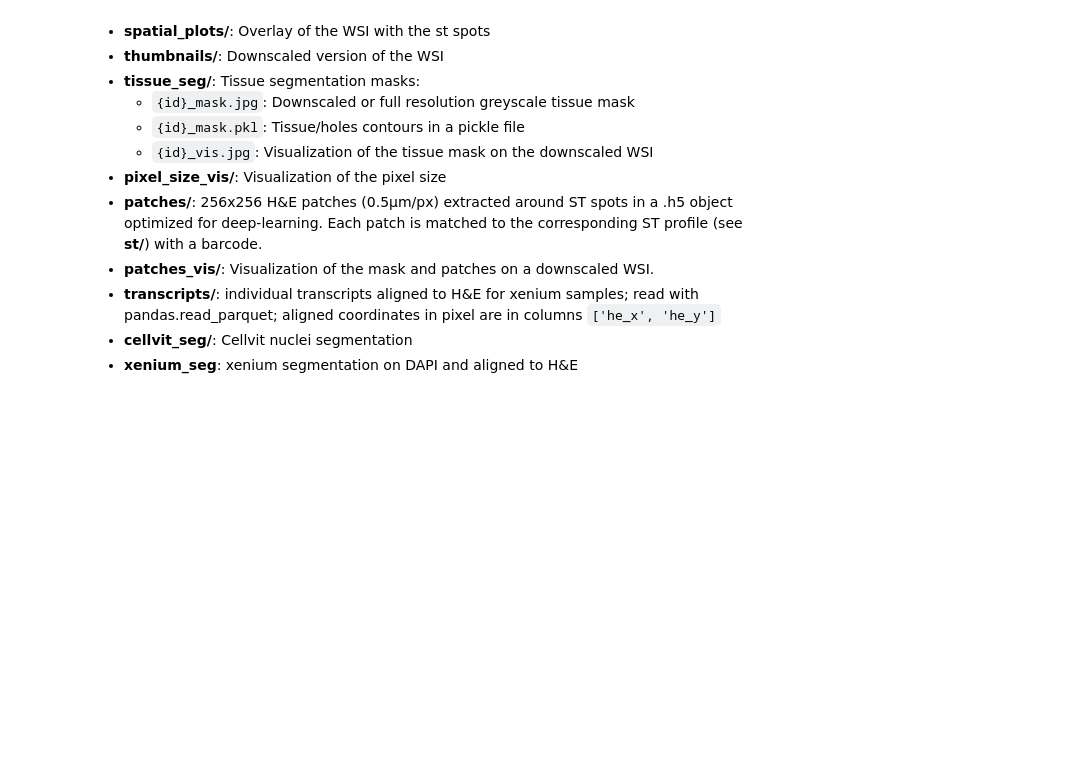
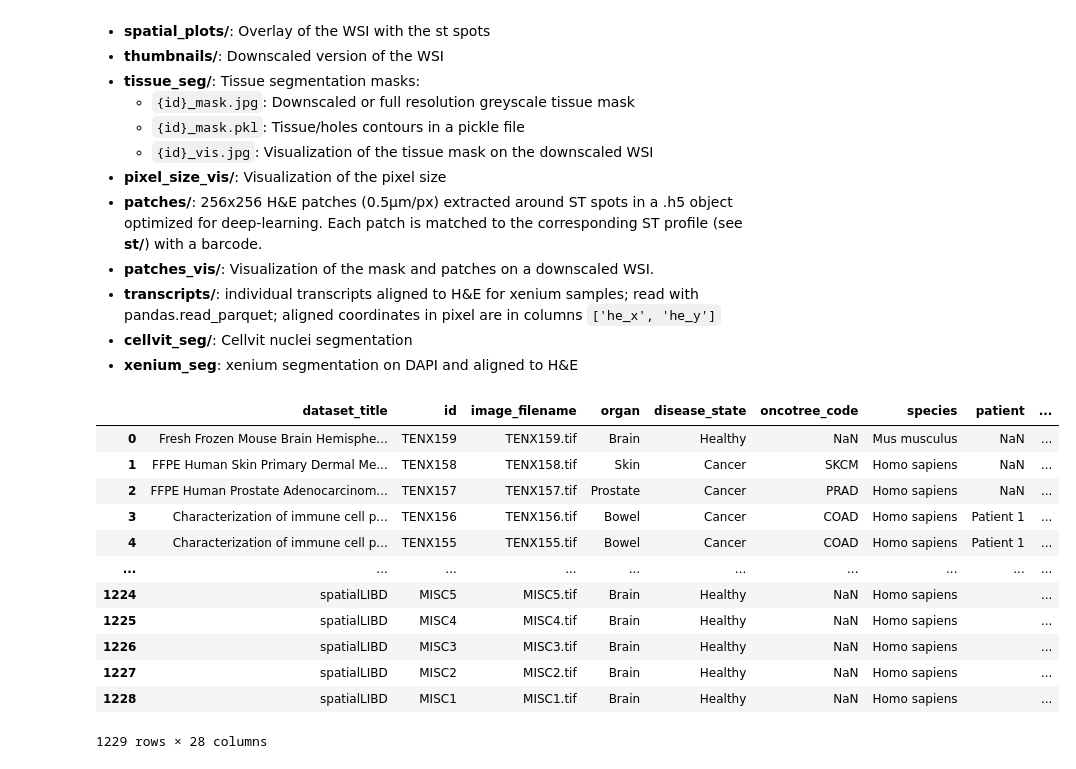
Before and after one commit to Leeyoungsup/hest_1k_data_analysis, a Jupyter notebook: 1-Downloading-HEST-1k.ipynb, the cells around one changed output. Saved outputs shown, nothing was run; the diff lists cells and outputs as text; code cells hidden in the pictures; blank space fills up the shorter version.

```diff
--- a/1-Downloading-HEST-1k.ipynb
+++ b/1-Downloading-HEST-1k.ipynb
@@ -142,3 +121,23 @@ print('load hest...')
 # Iterate through a subset of hest
 for st in iter_hest('../hest_data', id_list=id_list):
     print(st)
+# %%
+import pandas as pd
+
+# Ex: inspect all the Invasive Lobular Carcinoma samples (ILC)
+meta_df = pd.read_csv("hf://datasets/MahmoodLab/hest/HEST_v1_1_0.csv")
+meta_df
+# %% [output]
+|  | dataset_title | id | image_filename | organ | disease_state | oncotree_code | species | patient | ... |
+| 0 | Fresh Frozen Mouse Brain Hemisphe... | TENX159 | TENX159.tif | Brain | Healthy | NaN | Mus musculus | NaN | ... |
+| 1 | FFPE Human Skin Primary Dermal Me... | TENX158 | TENX158.tif | Skin | Cancer | SKCM | Homo sapiens | NaN | ... |
+| 2 | FFPE Human Prostate Adenocarcinom... | TENX157 | TENX157.tif | Prostate | Cancer | PRAD | Homo sapiens | NaN | ... |
+| 3 | Characterization of immune cell p... | TENX156 | TENX156.tif | Bowel | Cancer | COAD | Homo sapiens | Patient 1 | ... |
+| 4 | Characterization of immune cell p... | TENX155 | TENX155.tif | Bowel | Cancer | COAD | Homo sapiens | Patient 1 | ... |
+| ... | ... | ... | ... | ... | ... | ... | ... | ... | ... |
+| 1224 | spatialLIBD | MISC5 | MISC5.tif | Brain | Healthy | NaN | Homo sapiens |  | ... |
+| 1225 | spatialLIBD | MISC4 | MISC4.tif | Brain | Healthy | NaN | Homo sapiens |  | ... |
+| 1226 | spatialLIBD | MISC3 | MISC3.tif | Brain | Healthy | NaN | Homo sapiens |  | ... |
+| 1227 | spatialLIBD | MISC2 | MISC2.tif | Brain | Healthy | NaN | Homo sapiens |  | ... |
+| 1228 | spatialLIBD | MISC1 | MISC1.tif | Brain | Healthy | NaN | Homo sapiens |  | ... |
+1229 rows × 28 columns
```
Also changed, not shown: parts of 5 cells of this notebook.
